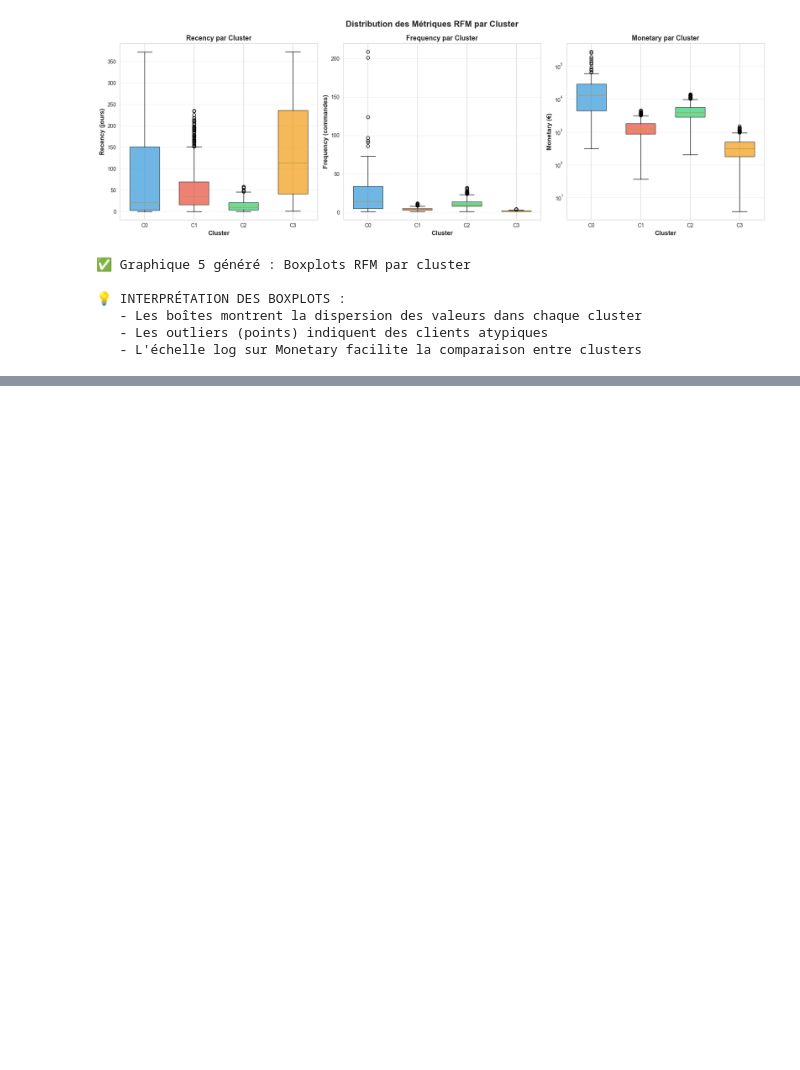
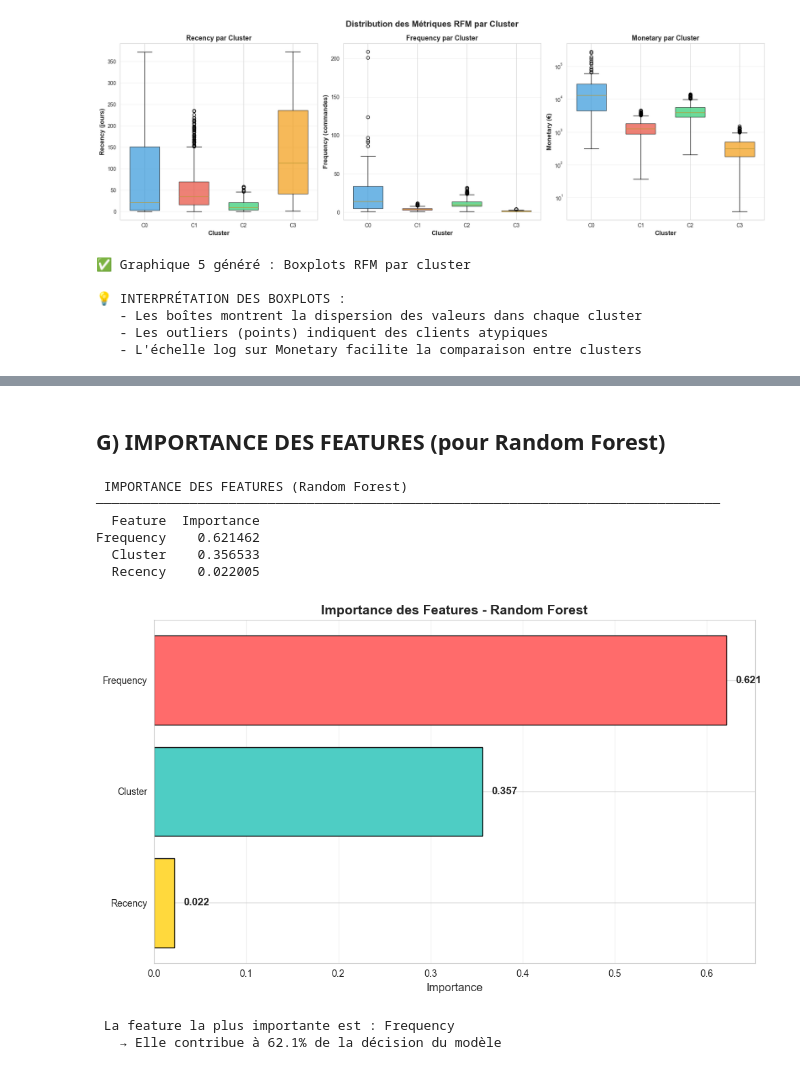
Before and after one commit to EdLac/spark-ecommerce, a Jupyter notebook: notebooks/ProjetFinal.ipynb, the cells around one changed output, grey strips where cells are left out. Drawn from its saved outputs; the diff is of its cells as text; code cells hidden in the pictures; blank space fills up the shorter version.

```diff
--- a/notebooks/ProjetFinal.ipynb
+++ b/notebooks/ProjetFinal.ipynb
@@ -1201,0 +1548,52 @@ print("   - L'échelle log sur Monetary facilite la comparaison entre clusters")
+# %% [markdown]
+## G) IMPORTANCE DES FEATURES (pour Random Forest)
+# %%
+# Extraire l'importance des features (pour Random Forest ou GBT)
+if best_model_name == "Random Forest":
+    feature_importance = rf_model.featureImportances.toArray()
+elif best_model_name == "Gradient Boosted Trees":
+    feature_importance = gbt_model.featureImportances.toArray()
+else:
+    # Pour Logistic Regression, on utilise les coefficients
+    feature_importance = np.abs(lr_model.coefficients.toArray())
+    feature_importance = feature_importance / feature_importance.sum()
+
+feature_names = ["Recency", "Frequency", "Cluster"]
+
+importance_df = pd.DataFrame({
+    'Feature': feature_names,
+    'Importance': feature_importance
+}).sort_values('Importance', ascending=False)
+
+print(f"\n IMPORTANCE DES FEATURES ({best_model_name})")
+print("─" * 80)
+print(importance_df.to_string(index=False))
+
+# Visualisation
+plt.figure(figsize=(10, 6))
+colors_features = ['#FF6B6B', '#4ECDC4', '#FFD93D']
+bars = plt.barh(importance_df['Feature'], importance_df['Importance'], color=colors_features, edgecolor='black')
+plt.xlabel('Importance', fontsize=12)
+plt.title(f'Importance des Features - {best_model_name}', fontsize=14, fontweight='bold')
+plt.gca().invert_yaxis()
+plt.grid(axis='x', alpha=0.3)
+
+for i, (bar, v) in enumerate(zip(bars, importance_df['Importance'])):
+    plt.text(v + 0.01, bar.get_y() + bar.get_height()/2, f'{v:.3f}', va='center', fontweight='bold', fontsize=11)
+
+plt.tight_layout()
+plt.show()
+
+
+print(f"\n La feature la plus importante est : {importance_df.iloc[0]['Feature']}")
+print(f"   → Elle contribue à {importance_df.iloc[0]['Importance']*100:.1f}% de la décision du modèle")
+# %% [output]
+ IMPORTANCE DES FEATURES (Random Forest)
+────────────────────────────────────────────────────────────────────────────────
+  Feature  Importance
+Frequency    0.621462
+  Cluster    0.356533
+  Recency    0.022005
+[figure, added]
+ La feature la plus importante est : Frequency
+   → Elle contribue à 62.1% de la décision du modèle
```
Also changed, not shown: parts of 27 cells of this notebook.
